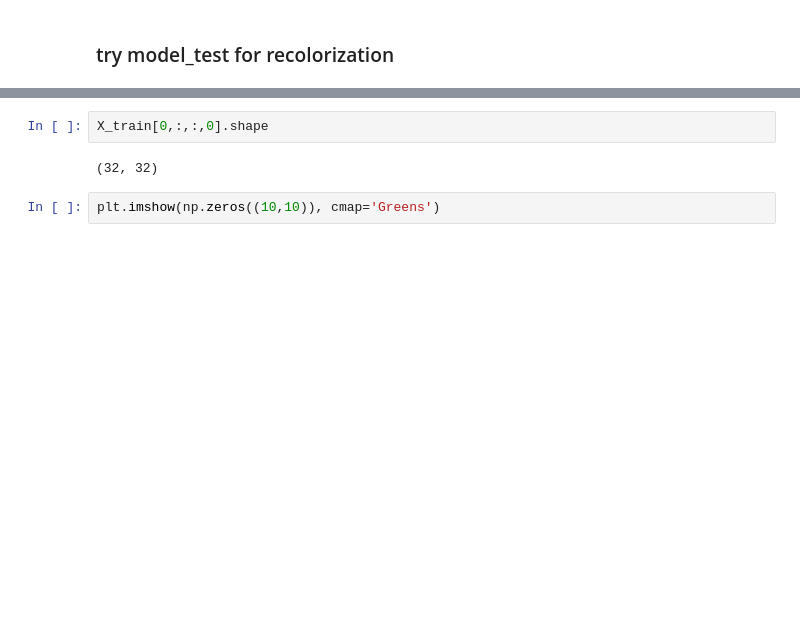
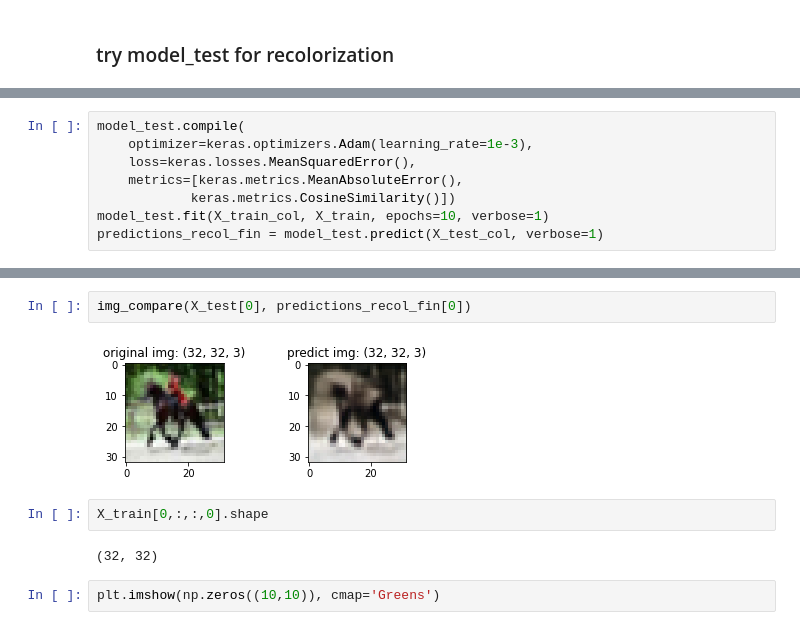
Before and after one commit to unofficial-Jona/ACML, a Jupyter notebook: convolutional autoencoders.ipynb, the cells around one changed output, grey strips where cells are left out. Drawn from its saved outputs; the diff is of its cells as text; blank space fills up the shorter version.

```diff
--- a/convolutional autoencoders.ipynb
+++ b/convolutional autoencoders.ipynb
@@ -510,0 +528,8 @@ plt.show()
+# %%
+model_test.compile(
+    optimizer=keras.optimizers.Adam(learning_rate=1e-3),
+    loss=keras.losses.MeanSquaredError(),
+    metrics=[keras.metrics.MeanAbsoluteError(),
+            keras.metrics.CosineSimilarity()])
+model_test.fit(X_train_col, X_train, epochs=10, verbose=1)
+predictions_recol_fin = model_test.predict(X_test_col, verbose=1)
@@ -511,3 +554,7 @@ plt.show()
+# %%
+img_compare(X_test[0], predictions_recol_fin[0])
+# %% [output]
+[figure, added]
 # %%
 X_train[0,:,:,0].shape
 # %% [output]
```
Also changed, not shown: parts of 16 cells of this notebook.
